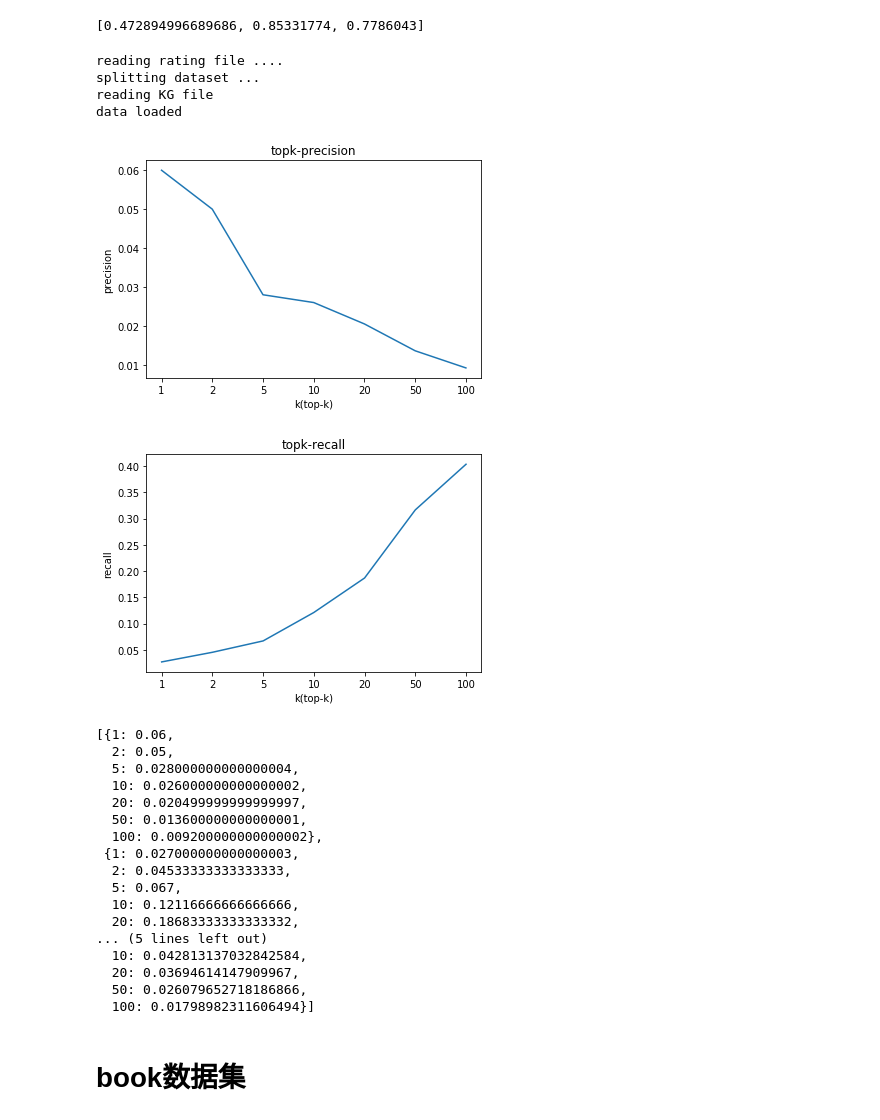
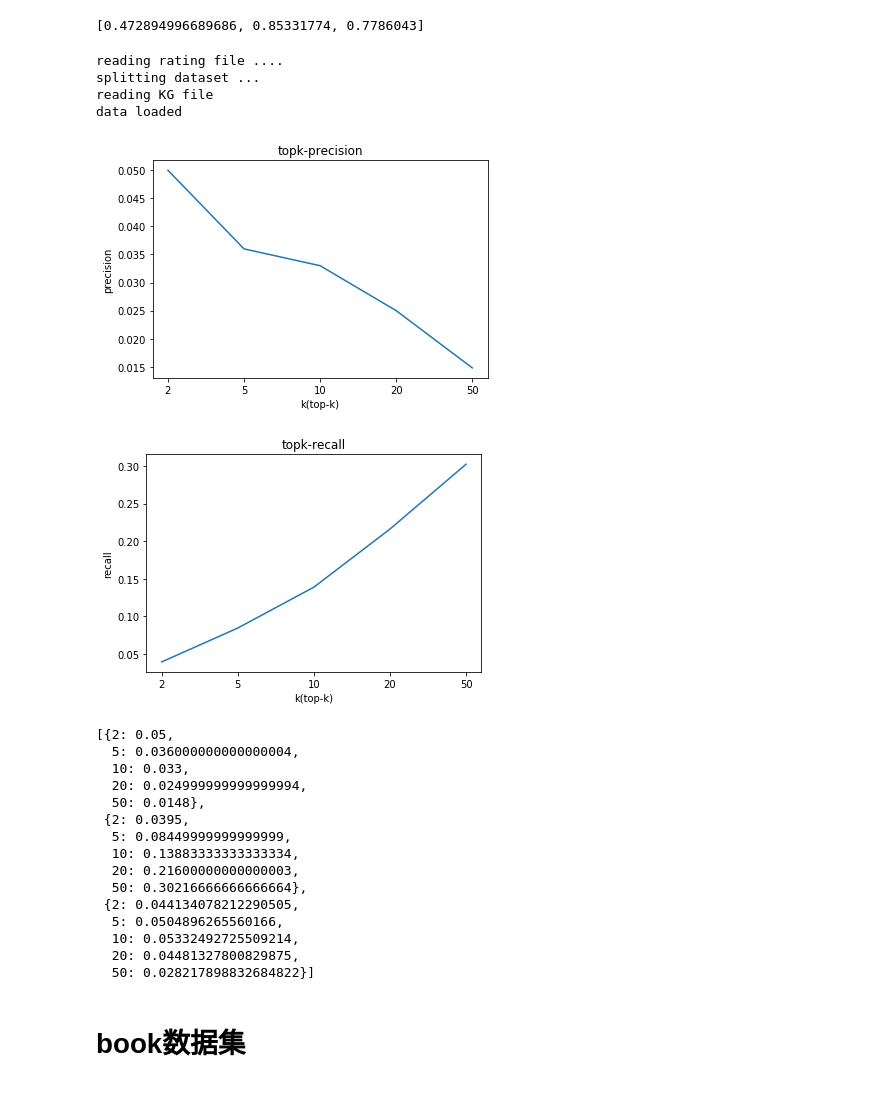
Before and after one commit to yinpu/-, a Jupyter notebook: MFFRM.ipynb, the cells around one changed output. Drawn from its saved outputs; the diff is of its cells as text; code cells hidden in the pictures.

```diff
--- a/MFFRM.ipynb
+++ b/MFFRM.ipynb
@@ -189,7 +189,7 @@ class CrossLayer(tf.keras.layers.Layer):
         e=tf.expand_dims(e,axis=1)
         c_matrix=v@e
         c_matrix_t=tf.transpose(c_matrix,perm=[0,2,1])
-        return c_matrix,c_matrix_t
+        return c_matrix,c_matrix_t,inputs
     def get_config(self):
         config = {}
         base_config = super(CrossLayer, self).get_config()
@@ -205,10 +205,10 @@ class CompressLayer(tf.keras.layers.Layer):
         self.kernel_t=self.add_weight(name='kernel_t',shape=(self.dim,1),regularizer=self.weight_regularizer)
         self.bias=self.add_weight(name='bias',shape=(self.dim,),initializer=tf.initializers.zeros)
     def call(self, inputs):
-        c_matrix,c_matrix_t=inputs
+        c_matrix,c_matrix_t,(v,e)=inputs
         c_matrix=tf.reshape(c_matrix,shape=(-1,self.dim))
         c_matrix_t=tf.reshape(c_matrix_t,shape=(-1,self.dim))
-        return tf.reshape(c_matrix@self.kernel+c_matrix_t@self.kernel_t,shape=(-1,self.dim))+self.bias
+        return tf.reshape(c_matrix@self.kernel+c_matrix_t@self.kernel_t,shape=(-1,self.dim))+v+e+self.bias
     def get_config(self):
         config = {
             'weight_regularizer': tf.keras.regularizers.serialize(self.weight_regularizer)
@@ -219,8 +219,8 @@ class CompressLayer(tf.keras.layers.Layer):
 def cross_compress_unit(inputs,weight_regularizer):
     v,e=inputs
     dim=v.shape[-1]
-    v=tf.keras.layers.Dense(dim,activation=None,kernel_initializer=tf.keras.initializers.identity(1.0),bias_initializer=tf.keras.initializers.zeros(),kernel_regularizer=weight_regularizer)(v)
-    e=tf.keras.layers.Dense(dim,activation=None,kernel_initializer=tf.keras.initializers.identity(1.0),bias_initializer=tf.keras.initializers.zeros(),kernel_regularizer=weight_regularizer)(e)
+    v=tf.keras.layers.Dense(dim,activation=None,kernel_regularizer=weight_regularizer)(v)
+    e=tf.keras.layers.Dense(dim,activation=None,kernel_regularizer=weight_regularizer)(e)
     cross_feature_matrix=CrossLayer()((v,e))
     v_out=CompressLayer(weight_regularizer)(cross_feature_matrix)
     e_out=CompressLayer(weight_regularizer)(cross_feature_matrix)
@@ -341,10 +341,12 @@ def topk_eval(model, user_list, train_record, test_record, item_set, k_list):
             recall_list[k].append(hit_num / len(test_record[user]))
     precision={}
     recall={}
+    f1={}
     for k in k_list:
         precision[k] = np.mean(precision_list[k])
         recall[k] = np.mean(recall_list[k])
-    return precision, recall
+        f1[k] = 2 / (1 / precision[k] + 1 / recall[k])
+    return precision, recall, f1
 # %% [markdown]
 # movie-len数据集
 # %%
@@ -516,59 +513,57 @@ network.evaluate([eval_data[:,0],eval_data[:,1],eval_data[:,1]],eval_data[:,2])
 # %%
 from matplotlib import pyplot as plt
 DATASET='music'
-network = tf.keras.models.load_model('./log/music/model/model_11.h5',custom_objects={'CrossLayer':CrossLayer,'CompressLayer':CompressLayer})
+network = tf.keras.models.load_model('./log/music/model/model_10.h5',custom_objects={'CrossLayer':CrossLayer,'CompressLayer':CompressLayer})
 n_user, n_item, n_entity, n_relation, train_data, eval_data, test_data, kg =load_data(DATASET)
 user_num = 100
-k_list = [1, 2, 5, 10, 20, 50, 100]
+k_list = [2, 5, 10, 20, 50]
 train_record = get_user_recoed(train_data, True)
 test_record = get_user_recoed(test_data, False)
 user_list = list(set(train_record.keys()) & set(test_record.keys()))
 if len(user_list) > user_num:
     user_list = np.random.choice(user_list, size=user_num, replace=False)
 item_set = set(list(range(n_item)))
 precision, recall, f1=topk_eval(network,user_list,train_record,test_record,item_set,k_list)
 data=[precision,recall,f1]
 x=range(len(k_list))
 y=[precision[k] for k in k_list]
 plt.title('topk-precision')
 plt.xlabel('k(top-k)')
 plt.ylabel('precision')
-plt.xticks(x,[1,2,5,10,20,50,100])
+plt.xticks(x,[2,5,10,20,50])
 plt.plot(x,y)
 plt.show()
 x=range(len(k_list))
 y=[recall[k] for k in k_list]
 plt.title('topk-recall')
 plt.xlabel('k(top-k)')
 plt.ylabel('recall')
-plt.xticks(x,[1,2,5,10,20,50,100])
+plt.xticks(x,[2,5,10,20,50])
 plt.plot(x,y)
 plt.show()
 data
 # %% [output]
 reading rating file ....
 splitting dataset ...
 reading KG file
 data loaded
-[figure, old version]
+[figure, new version]
-[figure, old version]
+[figure, new version]
-[{1: 0.06,
-  2: 0.05,
-  5: 0.028000000000000004,
-  10: 0.026000000000000002,
-  20: 0.020499999999999997,
-  50: 0.013600000000000001,
-  100: 0.009200000000000002},
- {1: 0.027000000000000003,
-  2: 0.04533333333333333,
-  5: 0.067,
-  10: 0.12116666666666666,
-  20: 0.18683333333333332,
-... (5 lines left out)
-  10: 0.042813137032842584,
-  20: 0.03694614147909967,
-  50: 0.026079652718186866,
-  100: 0.01798982311606494}]
+[{2: 0.05,
+  5: 0.036000000000000004,
+  10: 0.033,
+  20: 0.024999999999999994,
+  50: 0.0148},
+ {2: 0.0395,
+  5: 0.08449999999999999,
+  10: 0.13883333333333334,
+  20: 0.21600000000000003,
+  50: 0.30216666666666664},
+ {2: 0.044134078212290505,
+  5: 0.0504896265560166,
+  10: 0.05332492725509214,
+  20: 0.04481327800829875,
+  50: 0.028217898832684822}]
 # %% [markdown]
 # book数据集
 # %%
```
Also changed, not shown: parts of 19 cells of this notebook.
